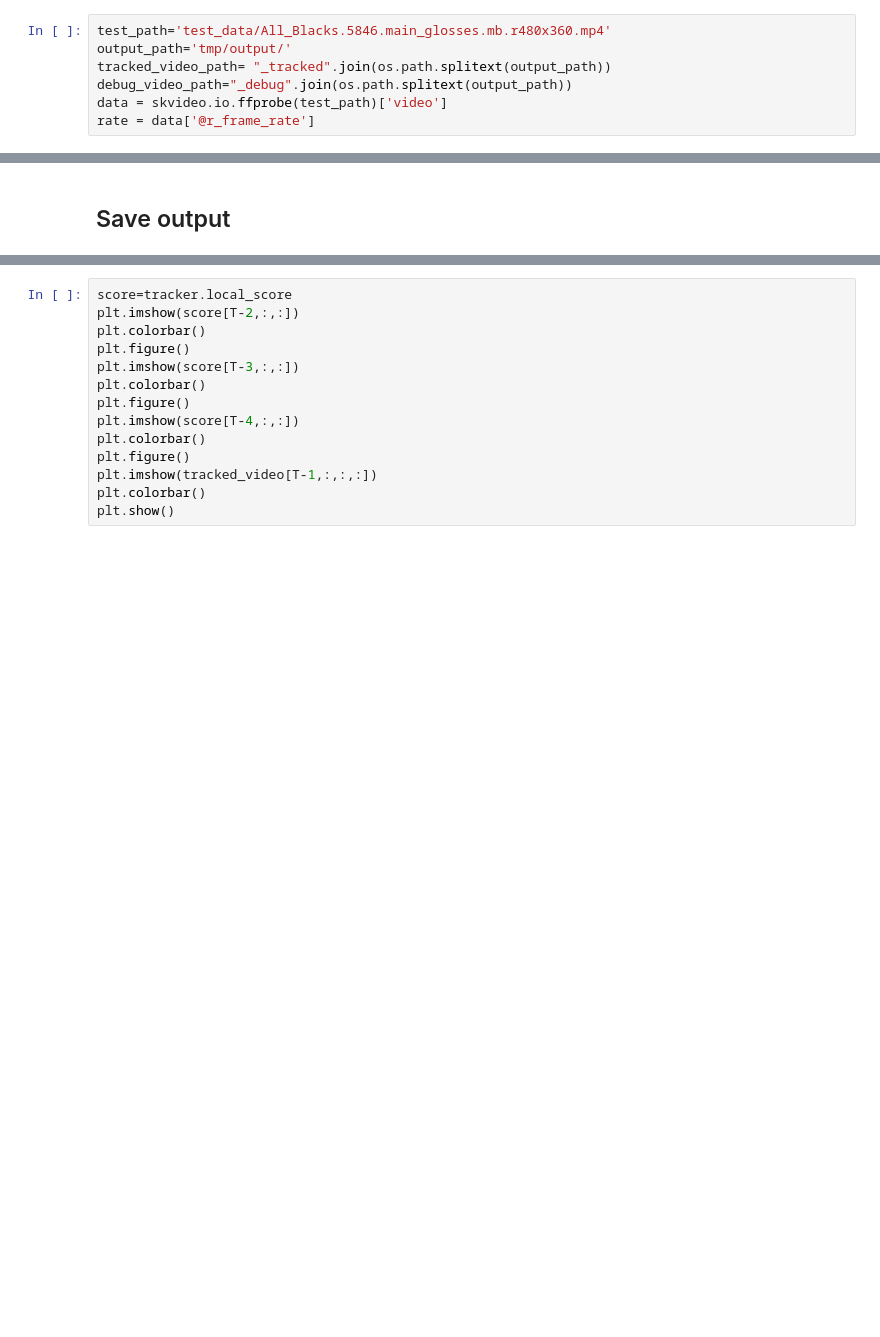
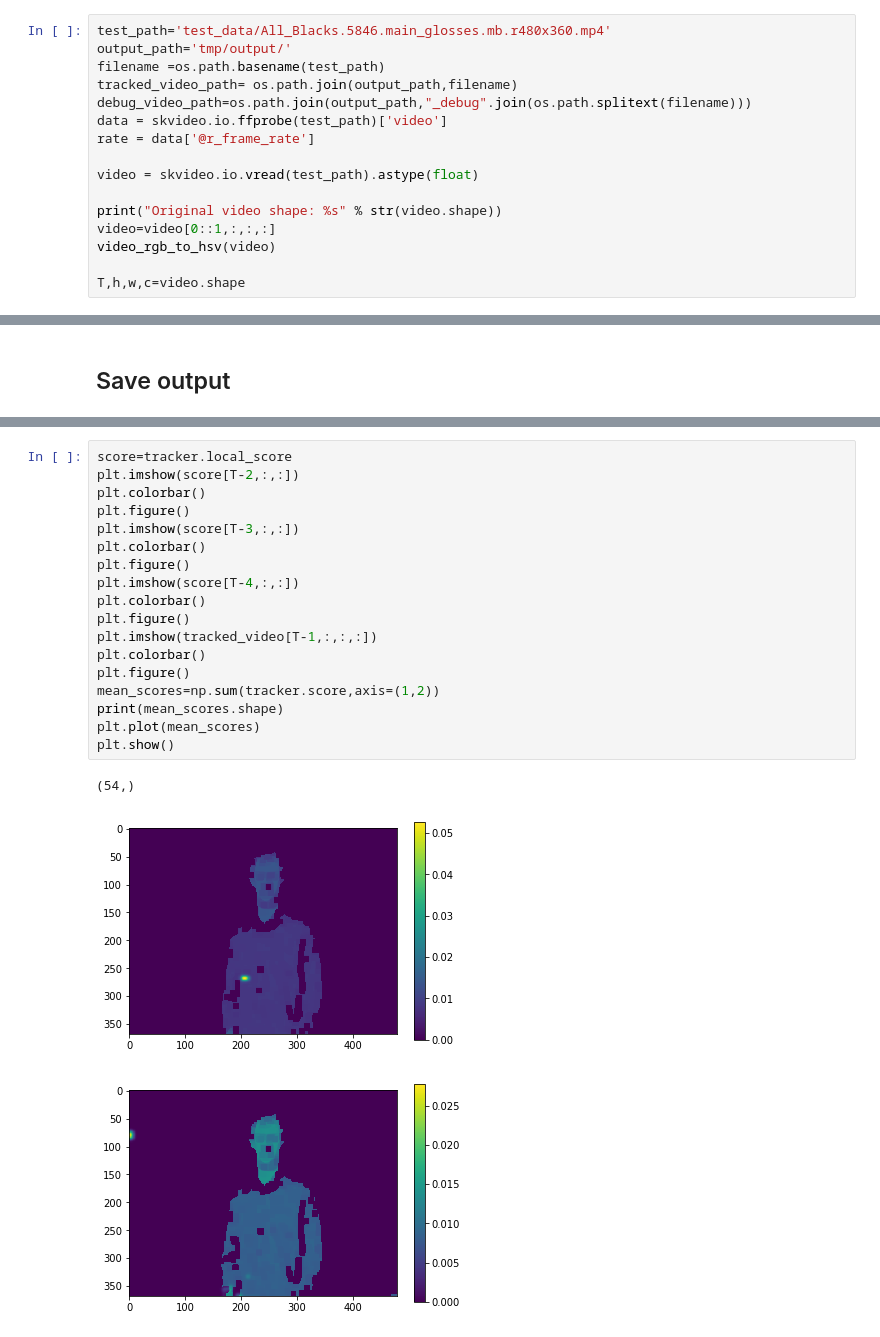
Before and after one commit to CangYuWangWC/dynamic-programming-tracker, a Jupyter notebook: Dynamic Programming Tracker.ipynb, the cells around one changed output, grey strips where cells are left out. Saved outputs shown, nothing was run; the diff lists cells and outputs as text; blank space fills up the shorter version.

```diff
--- a/Dynamic Programming Tracker.ipynb
+++ b/Dynamic Programming Tracker.ipynb
@@ -104,7 +39,16 @@ def video_hsv_to_rgb(video):
 # %%
 test_path='test_data/All_Blacks.5846.main_glosses.mb.r480x360.mp4'
 output_path='tmp/output/'
-tracked_video_path= "_tracked".join(os.path.splitext(output_path))
-debug_video_path="_debug".join(os.path.splitext(output_path))
+filename =os.path.basename(test_path)
+tracked_video_path= os.path.join(output_path,filename)
+debug_video_path=os.path.join(output_path,"_debug".join(os.path.splitext(filename)))
 data = skvideo.io.ffprobe(test_path)['video']
 rate = data['@r_frame_rate']
+
+video = skvideo.io.vread(test_path).astype(float)
+
+print("Original video shape: %s" % str(video.shape))
+video=video[0::1,:,:,:]
+video_rgb_to_hsv(video)
+
+T,h,w,c=video.shape
@@ -277,14 +320,22 @@ plt.close("all")
 # %%
 score=tracker.local_score
 plt.imshow(score[T-2,:,:])
 plt.colorbar()
 plt.figure()
 plt.imshow(score[T-3,:,:])
 plt.colorbar()
 plt.figure()
 plt.imshow(score[T-4,:,:])
 plt.colorbar()
 plt.figure()
 plt.imshow(tracked_video[T-1,:,:,:])
 plt.colorbar()
+plt.figure()
+mean_scores=np.sum(tracker.score,axis=(1,2))
+print(mean_scores.shape)
+plt.plot(mean_scores)
 plt.show()
+# %% [output]
+(54,)
+[figure, added]
+[figure, added]
```
Also changed, not shown: parts of 10 cells of this notebook, 6 other files.
